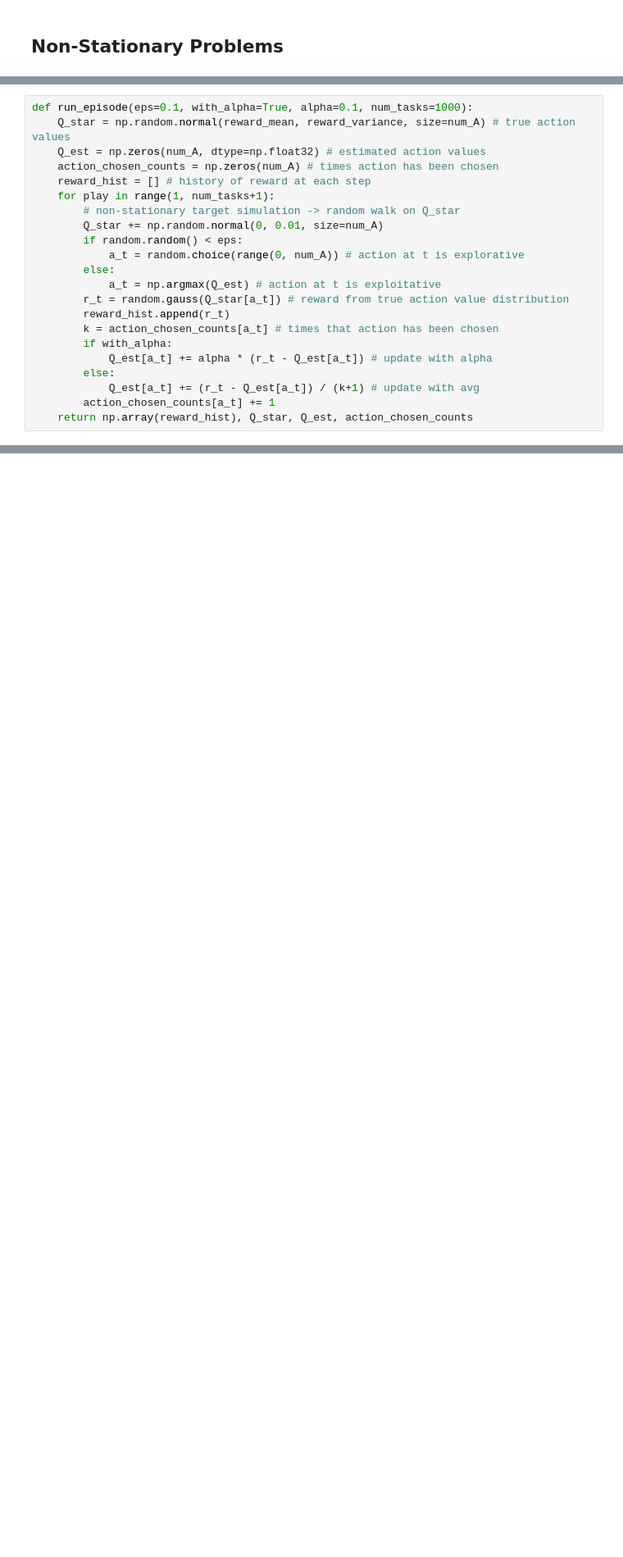
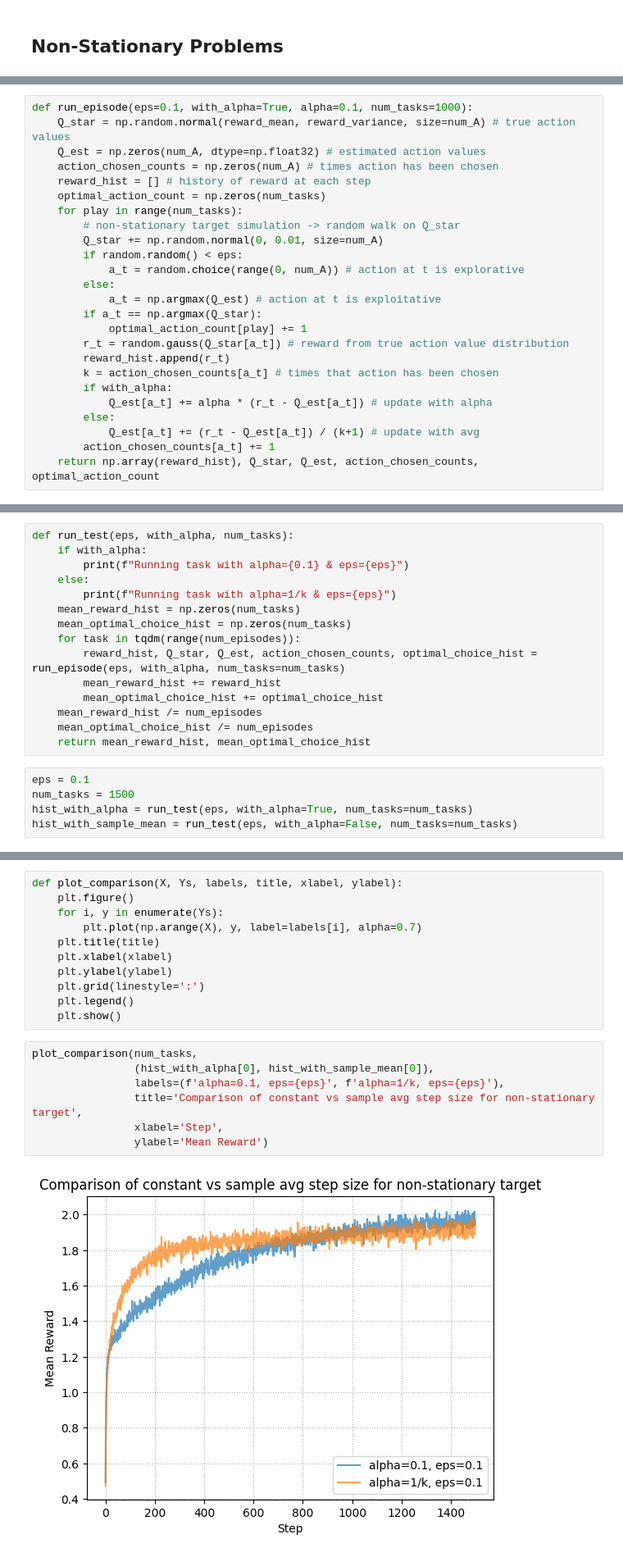
Before and after one commit to aadi219/reinforcement-learning, a Jupyter notebook: n-armed_bandit.ipynb, the cells around one changed output, grey strips where cells are left out. Shown at 82% size. Drawn from its saved outputs; the diff is of its cells as text; blank space fills up the shorter version.

```diff
--- a/n-armed_bandit.ipynb
+++ b/n-armed_bandit.ipynb
@@ -139,13 +139,16 @@ def run_episode(eps=0.1, with_alpha=True, alpha=0.1, num_tasks=1000):
     Q_est = np.zeros(num_A, dtype=np.float32) # estimated action values
     action_chosen_counts = np.zeros(num_A) # times action has been chosen
     reward_hist = [] # history of reward at each step
-    for play in range(1, num_tasks+1):
+    optimal_action_count = np.zeros(num_tasks)
+    for play in range(num_tasks):
         # non-stationary target simulation -> random walk on Q_star
         Q_star += np.random.normal(0, 0.01, size=num_A)
         if random.random() < eps:
             a_t = random.choice(range(0, num_A)) # action at t is explorative
         else:
             a_t = np.argmax(Q_est) # action at t is exploitative
+        if a_t == np.argmax(Q_star):
+            optimal_action_count[play] += 1
         r_t = random.gauss(Q_star[a_t]) # reward from true action value distribution
         reward_hist.append(r_t)
         k = action_chosen_counts[a_t] # times that action has been chosen
@@ -154,4 +157,4 @@ def run_episode(eps=0.1, with_alpha=True, alpha=0.1, num_tasks=1000):
         else:
             Q_est[a_t] += (r_t - Q_est[a_t]) / (k+1) # update with avg
         action_chosen_counts[a_t] += 1
-    return np.array(reward_hist), Q_star, Q_est, action_chosen_counts
+    return np.array(reward_hist), Q_star, Q_est, action_chosen_counts, optimal_action_count
@@ -190,0 +161,20 @@ plt.show()
+# %%
+def run_test(eps, with_alpha, num_tasks):
+    if with_alpha:
+        print(f"Running task with alpha={0.1} & eps={eps}")
+    else:
+        print(f"Running task with alpha=1/k & eps={eps}")
+    mean_reward_hist = np.zeros(num_tasks)
+    mean_optimal_choice_hist = np.zeros(num_tasks)
+    for task in tqdm(range(num_episodes)):
+        reward_hist, Q_star, Q_est, action_chosen_counts, optimal_choice_hist = run_episode(eps, with_alpha, num_tasks=num_tasks)
+        mean_reward_hist += reward_hist
+        mean_optimal_choice_hist += optimal_choice_hist
+    mean_reward_hist /= num_episodes
+    mean_optimal_choice_hist /= num_episodes
+    return mean_reward_hist, mean_optimal_choice_hist
+# %%
+eps = 0.1
+num_tasks = 1500
+hist_with_alpha = run_test(eps, with_alpha=True, num_tasks=num_tasks)
+hist_with_sample_mean = run_test(eps, with_alpha=False, num_tasks=num_tasks)
@@ -190,0 +184,20 @@ plt.show()
+# %%
+def plot_comparison(X, Ys, labels, title, xlabel, ylabel):
+    plt.figure()
+    for i, y in enumerate(Ys):
+        plt.plot(np.arange(X), y, label=labels[i], alpha=0.7)
+    plt.title(title)
+    plt.xlabel(xlabel)
+    plt.ylabel(ylabel)
+    plt.grid(linestyle=':')
+    plt.legend()
+    plt.show()
+# %%
+plot_comparison(num_tasks,
+                (hist_with_alpha[0], hist_with_sample_mean[0]),
+                labels=(f'alpha=0.1, eps={eps}', f'alpha=1/k, eps={eps}'),
+                title='Comparison of constant vs sample avg step size for non-stationary target',
+                xlabel='Step',
+                ylabel='Mean Reward')
+# %% [output]
+[figure, added]
```
Also changed, not shown: parts of 4 cells of this notebook.
